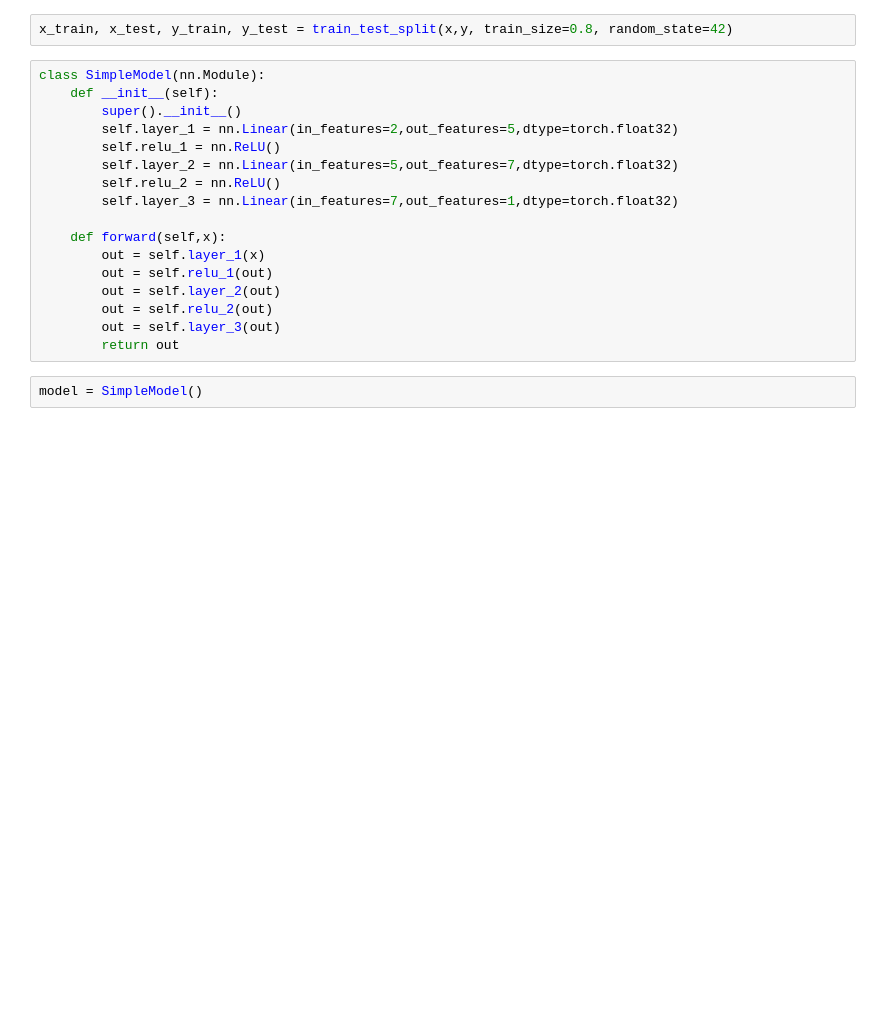
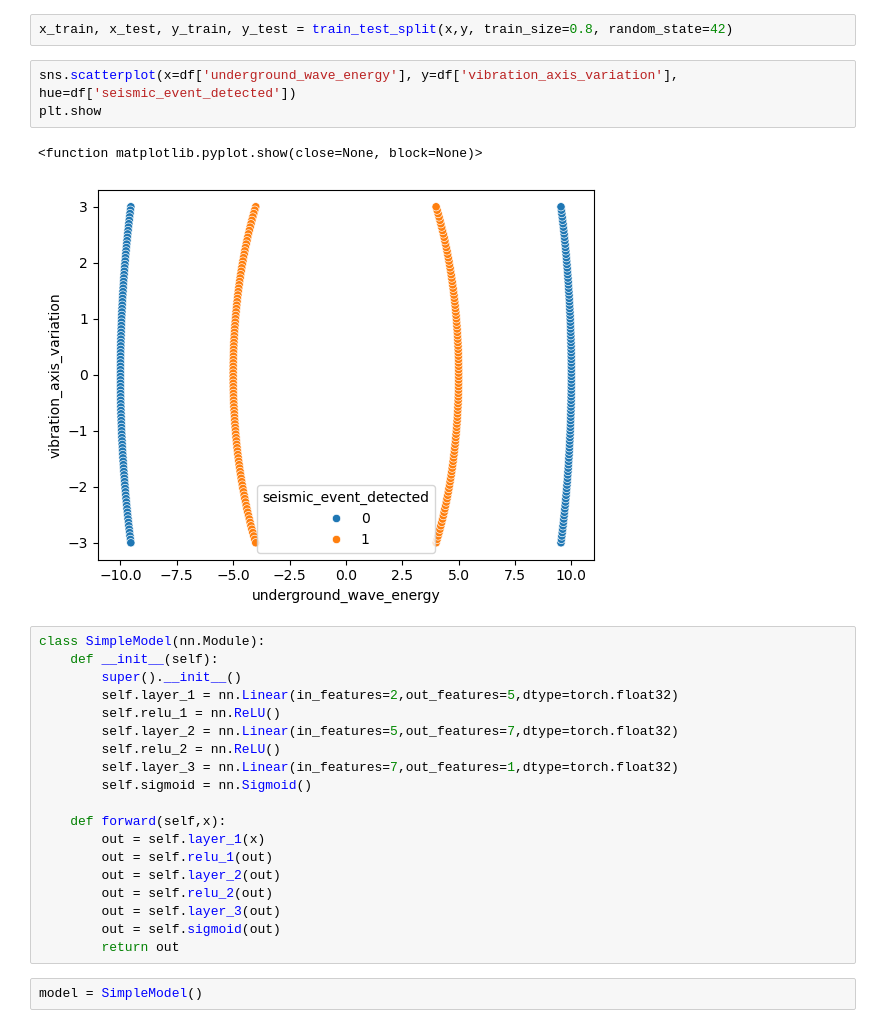
Before and after one commit to abdulkadiripek/DeepLearningBootcamp, a Jupyter notebook: Odevler/01- IlkOdev.ipynb, the cells around one changed output. Drawn from its saved outputs; the diff is of its cells as text; blank space fills up the shorter version.

```diff
--- a/Odevler/01- IlkOdev.ipynb
+++ b/Odevler/01- IlkOdev.ipynb
@@ -41,6 +41,12 @@ x = torch.tensor(df[['underground_wave_energy','vibration_axis_variation']].valu
 y = torch.tensor(df['seismic_event_detected'].values,dtype=torch.float32).unsqueeze(1)
 # %%
 x_train, x_test, y_train, y_test = train_test_split(x,y, train_size=0.8, random_state=42)
+# %%
+sns.scatterplot(x=df['underground_wave_energy'], y=df['vibration_axis_variation'], hue=df['seismic_event_detected'])
+plt.show
+# %% [output]
+<function matplotlib.pyplot.show(close=None, block=None)>
+[figure, added]
 # %%
 class SimpleModel(nn.Module):
     def __init__(self):
@@ -50,6 +56,7 @@ class SimpleModel(nn.Module):
         self.layer_2 = nn.Linear(in_features=5,out_features=7,dtype=torch.float32)
         self.relu_2 = nn.ReLU()
         self.layer_3 = nn.Linear(in_features=7,out_features=1,dtype=torch.float32)
+        self.sigmoid = nn.Sigmoid()
 
     def forward(self,x):
         out = self.layer_1(x)
@@ -57,6 +64,7 @@ class SimpleModel(nn.Module):
         out = self.layer_2(out)
         out = self.relu_2(out)
         out = self.layer_3(out)
+        out = self.sigmoid(out)
         return out
 # %%
 model = SimpleModel()
```
Also changed, not shown: parts of 2 cells of this notebook.
